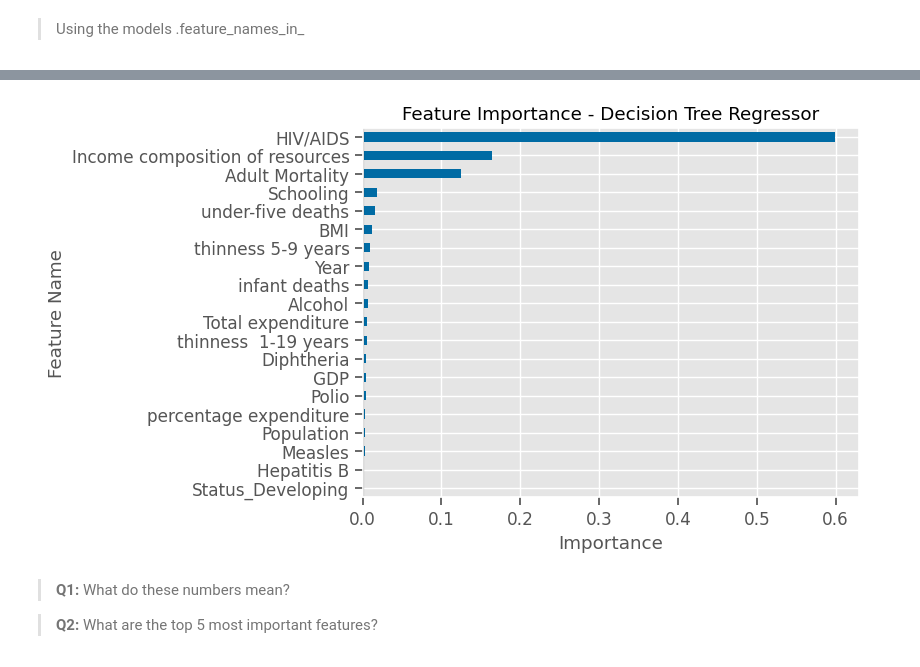
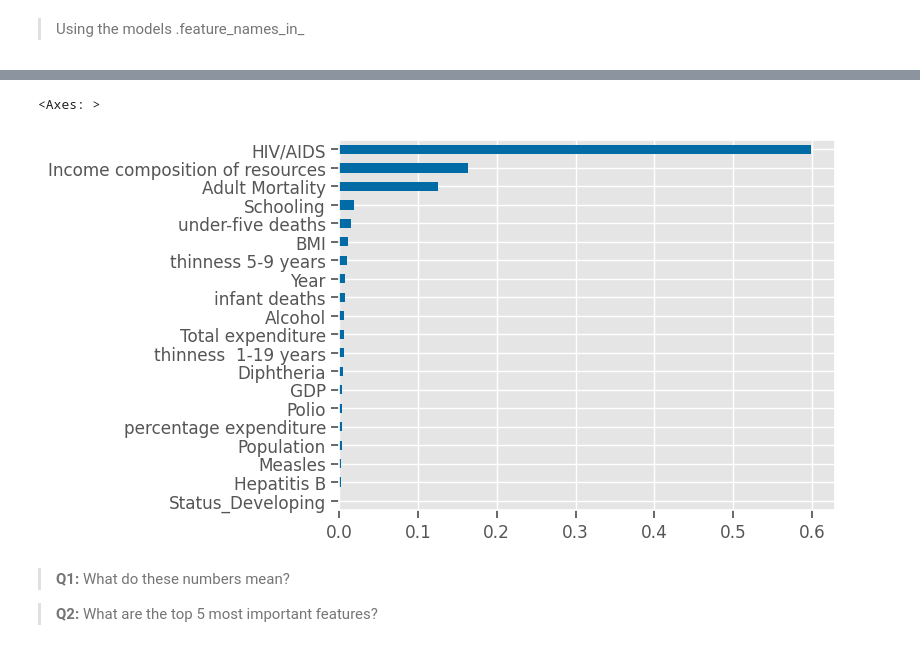
Before and after one commit to patelmedha/data-viz-wk17-codealongs-life-expectancy, a Jupyter notebook: Solutions/SOLUTIONS-Wk1-L01-CodeAlong-Life Expectancy.ipynb, the cells around one changed output, grey strips where cells are left out. Saved outputs shown, nothing was run; the diff lists cells and outputs as text; code cells hidden in the pictures.

```diff
--- a/Solutions/SOLUTIONS-Wk1-L01-CodeAlong-Life Expectancy.ipynb
+++ b/Solutions/SOLUTIONS-Wk1-L01-CodeAlong-Life Expectancy.ipynb
@@ -703,9 +670,10 @@ The country with the highest population adds 5 years as a result of the populati
 from sklearn.ensemble import RandomForestRegressor
 # %%
 rf_reg = RandomForestRegressor()
-rf_reg.fit(X_train_df,y_train)
-evaluate_regression(rf_reg, X_train_df, y_train,
-                    X_test_df, y_test)
+rf_reg_pipe = make_pipeline(preprocessor, rf_reg)
+rf_reg_pipe.fit(X_train,y_train)
+evaluate_regression(rf_reg_pipe, X_train, y_train,
+                    X_test, y_test)
 # %% [output]
 | Split | R^2 | MAE | RMSE |
 | Train | 0.99 | 0.45 | 0.71 |
@@ -714,6 +682,6 @@ evaluate_regression(rf_reg, X_train_df, y_train,
 > Using the models .feature_names_in_
 # %%
 # Extract Feature Importances
-importances = pd.Series(rf_reg.feature_importances_, index=rf_reg.feature_names_in_)
-importances.sort_values()
+importances = rf_reg.feature_importances_
+importances
 # %% [output]
@@ -737,6 +693,6 @@ dtype: float64
 # %%
 # create a function to extract importances
-def get_importances(rf_reg):
-    importances = pd.Series(rf_reg.feature_importances_, index=rf_reg.feature_names_in_)
-    return importances
-get_importances(rf_reg)
+def get_feature_importances(model):
+    importances = model.feature_importances_
+    feature_names = model.feature_names_in_
+    return pd.Series(importances, index=feature_names)
@@ -760,0 +699,4 @@ dtype: float64
+# %%
+# show importances Series
+importances =  get_feature_importances(rf_reg)
+importances
@@ -761,11 +721,9 @@ dtype: float64
 # %%
 # Plot Importances
-ax = importances.sort_values().plot(kind='barh')#,figsize=(6,4))
-ax.axvline(0, color='k')
-ax.set(title='Feature Importance - Decision Tree Regressor',ylabel="Feature Name",
-      xlabel='Importance');
+importances.sort_values().plot(kind='barh')
 # %% [output]
+<Axes: >
-[figure, old version]
+[figure, new version]
 # %% [markdown]
 > **Q1:** What do these numbers mean?
 
```
Also changed, not shown: parts of 89 cells of this notebook, 3 other files.
